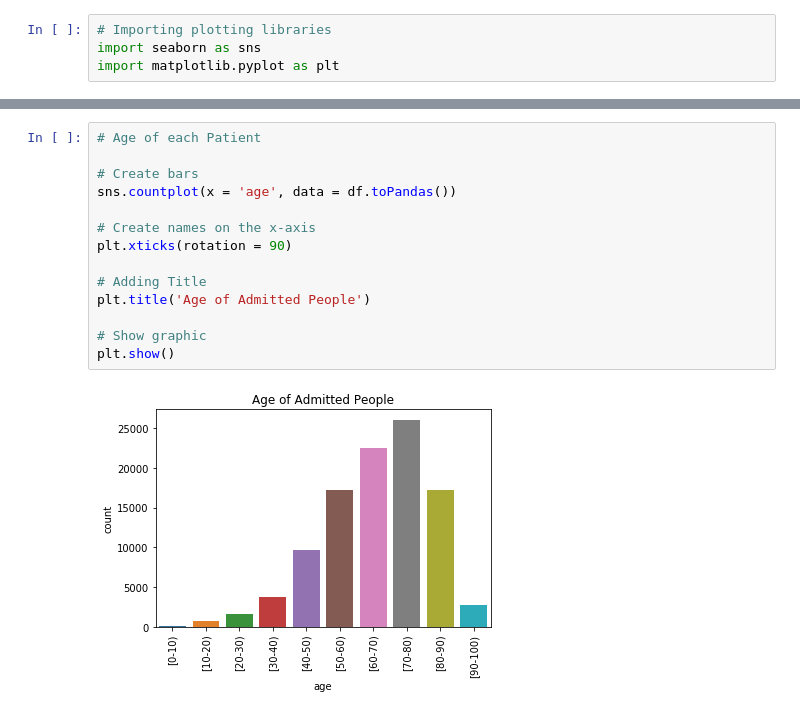
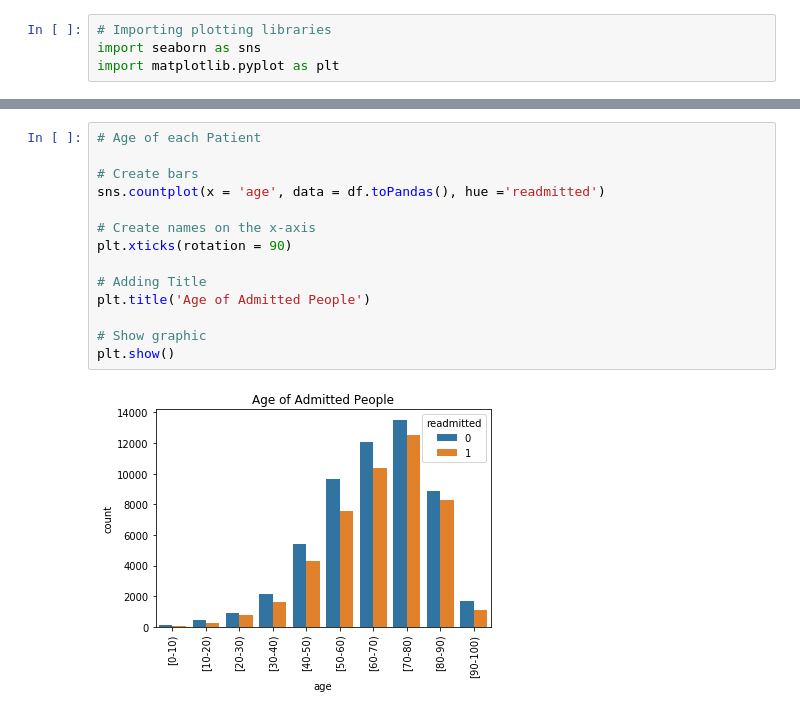
Before and after one commit to Laxman-Kumar/Hospital-Readmission-based-on-DiabetesData, a Jupyter notebook: BDASaheb.ipynb, the cells around one changed output, grey strips where cells are left out. Drawn from its saved outputs; the diff is of its cells as text.

```diff
--- a/BDASaheb.ipynb
+++ b/BDASaheb.ipynb
@@ -168,16 +145,16 @@ plt.show()
 # %%
 # Age of each Patient
 
 # Create bars
-sns.countplot(x = 'age', data = df.toPandas())
+sns.countplot(x = 'age', data = df.toPandas(), hue ='readmitted')
 
 # Create names on the x-axis
 plt.xticks(rotation = 90)
 
 # Adding Title
 plt.title('Age of Admitted People')
 
 # Show graphic
 plt.show()
 # %% [output]
-[figure, old version]
+[figure, new version]
```
Also changed, not shown: parts of 6 cells of this notebook.
